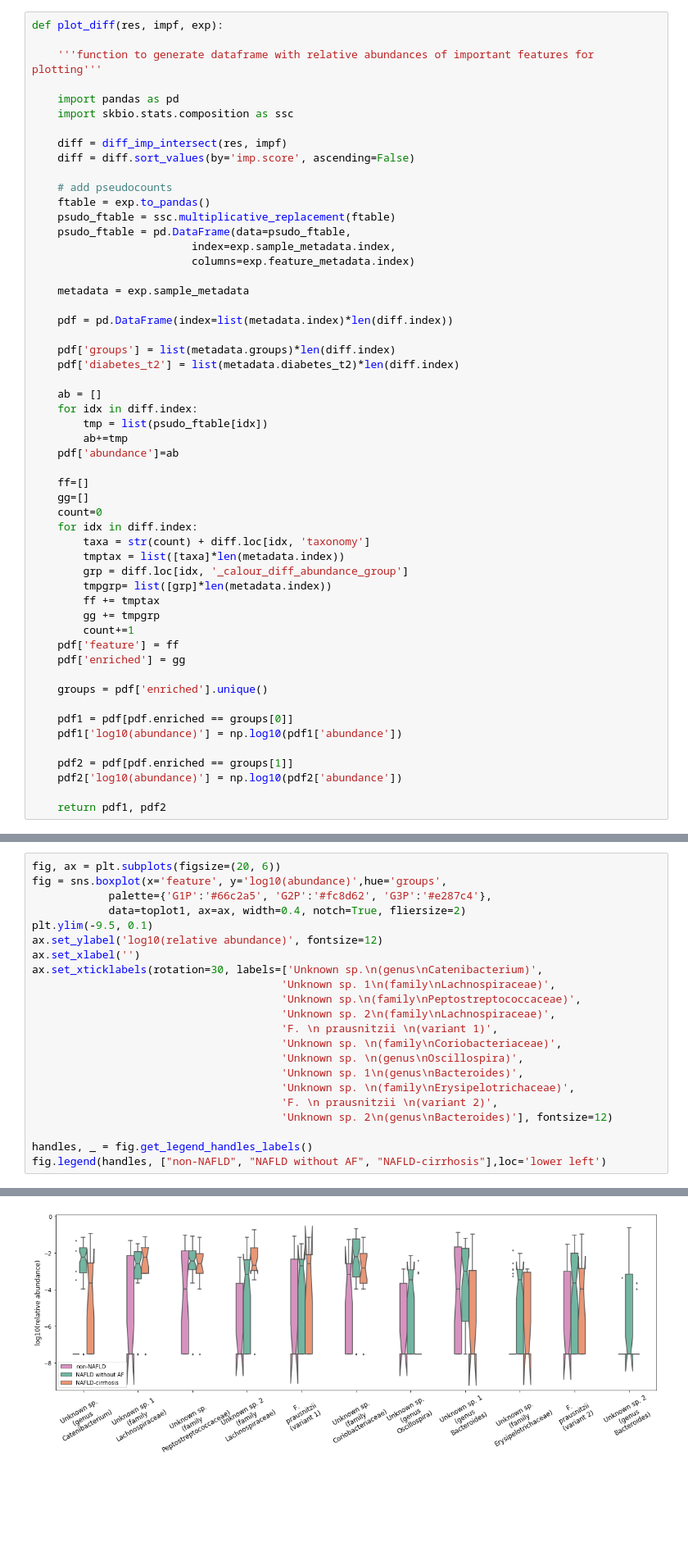
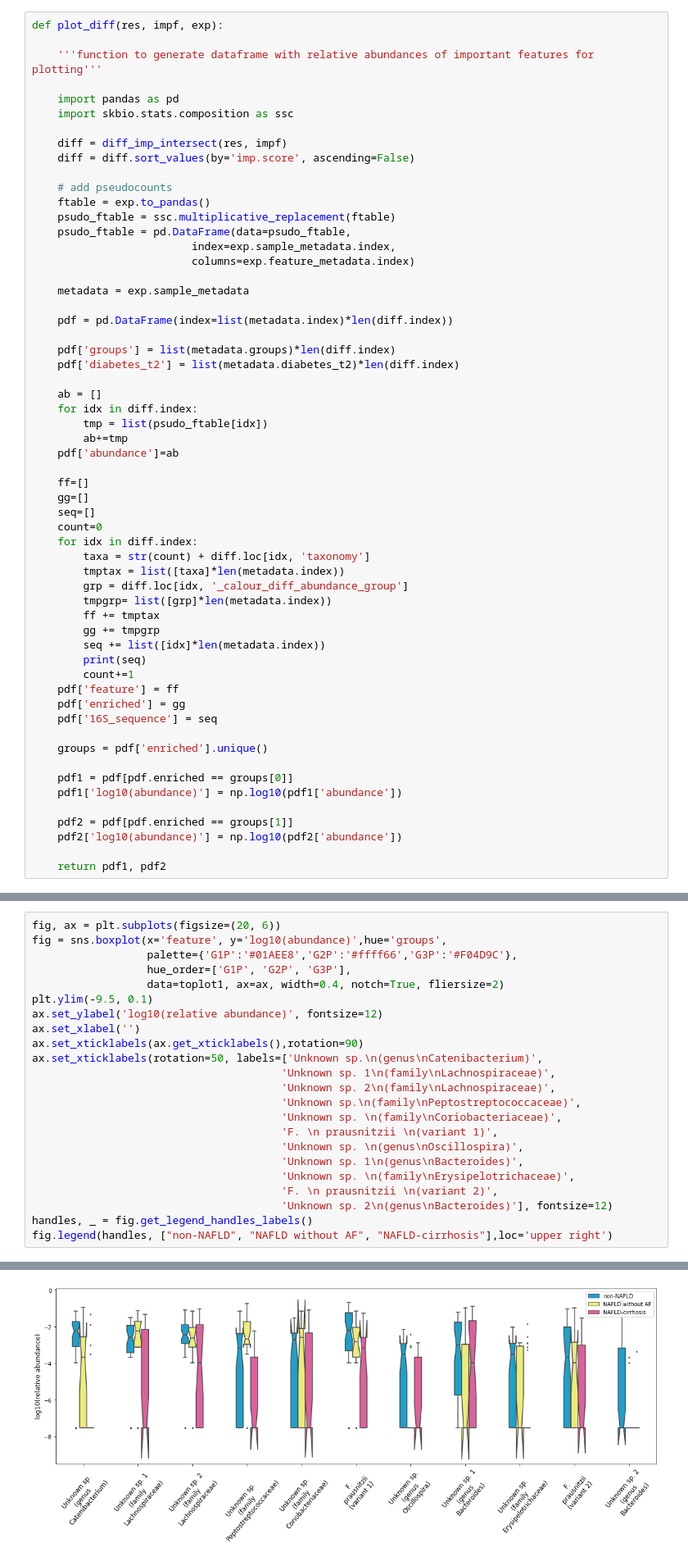
Before and after one commit to knightlab-analyses/familial-cirrhosis, a Jupyter notebook: RandomForest_Advanced_Fibrosis_classification.ipynb, the cells around one changed output, grey strips where cells are left out. Shown: that part at 82% size. Cells and saved outputs as stored; diff of their text form; blank space fills up the shorter version.

```diff
--- a/RandomForest_Advanced_Fibrosis_classification.ipynb
+++ b/RandomForest_Advanced_Fibrosis_classification.ipynb
@@ -758,6 +758,7 @@ def plot_diff(res, impf, exp):
 
     ff=[]
     gg=[]
+    seq=[]
     count=0
     for idx in diff.index:
         taxa = str(count) + diff.loc[idx, 'taxonomy']
@@ -766,9 +767,12 @@ def plot_diff(res, impf, exp):
         tmpgrp= list([grp]*len(metadata.index))
         ff += tmptax
         gg += tmpgrp
+        seq += list([idx]*len(metadata.index))
+        print(seq)
         count+=1
     pdf['feature'] = ff
     pdf['enriched'] = gg
+    pdf['16S_sequence'] = seq
 
     groups = pdf['enriched'].unique()
 
@@ -864,27 +885,28 @@ See the caveats in the documentation: http://pandas.pydata.org/pandas-docs/stabl
 # %%
 fig, ax = plt.subplots(figsize=(20, 6))
 fig = sns.boxplot(x='feature', y='log10(abundance)',hue='groups',
-            palette={'G1P':'#66c2a5', 'G2P':'#fc8d62', 'G3P':'#e287c4'},
-            data=toplot1, ax=ax, width=0.4, notch=True, fliersize=2)
+                  palette={'G1P':'#01AEE8','G2P':'#ffff66','G3P':'#F04D9C'},
+                  hue_order=['G1P', 'G2P', 'G3P'],
+                  data=toplot1, ax=ax, width=0.4, notch=True, fliersize=2)
 plt.ylim(-9.5, 0.1)
 ax.set_ylabel('log10(relative abundance)', fontsize=12)
 ax.set_xlabel('')
-ax.set_xticklabels(rotation=30, labels=['Unknown sp.\n(genus\nCatenibacterium)',
+ax.set_xticklabels(ax.get_xticklabels(),rotation=90)
+ax.set_xticklabels(rotation=50, labels=['Unknown sp.\n(genus\nCatenibacterium)',
                                        'Unknown sp. 1\n(family\nLachnospiraceae)',
+                                       'Unknown sp. 2\n(family\nLachnospiraceae)',
                                        'Unknown sp.\n(family\nPeptostreptococcaceae)',
-                                       'Unknown sp. 2\n(family\nLachnospiraceae)',
+                                       'Unknown sp. \n(family\nCoriobacteriaceae)',
                                        'F. \n prausnitzii \n(variant 1)',
-                                       'Unknown sp. \n(family\nCoriobacteriaceae)',
                                        'Unknown sp. \n(genus\nOscillospira)',
                                        'Unknown sp. 1\n(genus\nBacteroides)',
                                        'Unknown sp. \n(family\nErysipelotrichaceae)',
                                        'F. \n prausnitzii \n(variant 2)',
                                        'Unknown sp. 2\n(genus\nBacteroides)'], fontsize=12)
-
 handles, _ = fig.get_legend_handles_labels()
-fig.legend(handles, ["non-NAFLD", "NAFLD without AF", "NAFLD-cirrhosis"],loc='lower left')
+fig.legend(handles, ["non-NAFLD", "NAFLD without AF", "NAFLD-cirrhosis"],loc='upper right')
 # %% [output]
 <matplotlib.legend.Legend at 0x...>
-[figure, old version]
+[figure, new version]
 # %%
 # save source data
```
Also changed, not shown: parts of 9 cells of this notebook, 3 other files.
